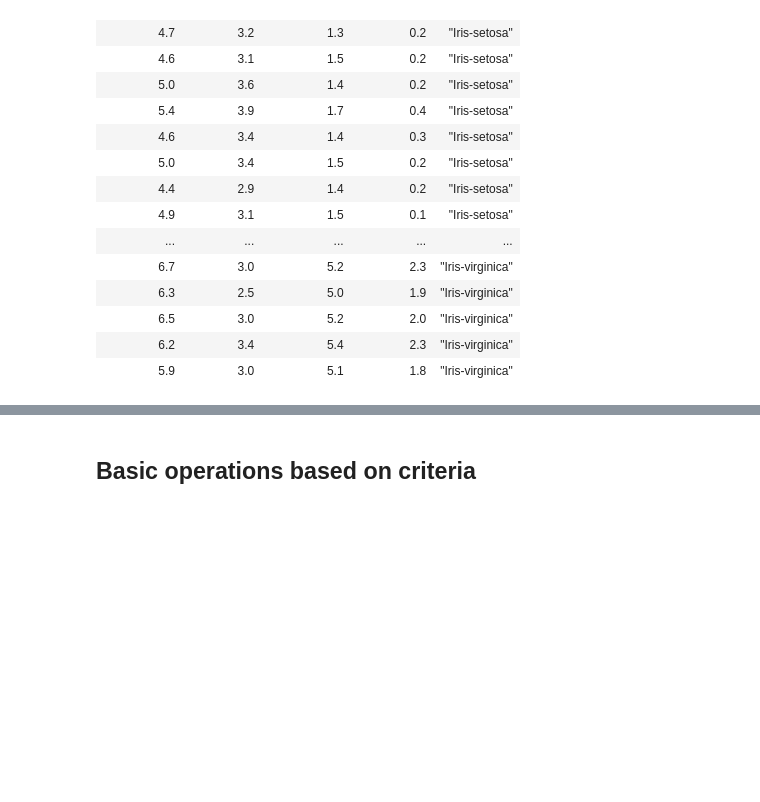
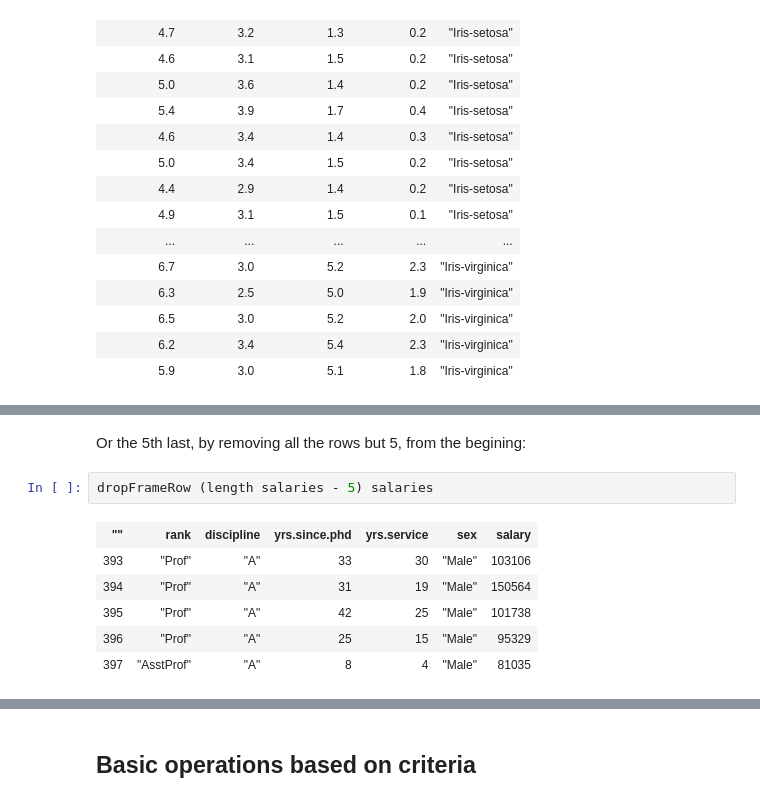
Before and after one commit to DataHaskell/data-glue, a Jupyter notebook: tutorials/data-glue-example.ipynb, the cells around one changed output, grey strips where cells are left out. Saved outputs shown, nothing was run; the diff lists cells and outputs as text; blank space fills up the shorter version.

```diff
--- a/tutorials/data-glue-example.ipynb
+++ b/tutorials/data-glue-example.ipynb
@@ -77,0 +121,11 @@ frameRow iris 5
+# %% [markdown]
+Or the 5th last, by removing all the rows but 5, from the begining:
+# %%
+dropFrameRow (length salaries - 5) salaries
+# %% [output]
+| "" | rank | discipline | yrs.since.phd | yrs.service | sex | salary |
+| 393 | "Prof" | "A" | 33 | 30 | "Male" | 103106 |
+| 394 | "Prof" | "A" | 31 | 19 | "Male" | 150564 |
+| 395 | "Prof" | "A" | 42 | 25 | "Male" | 101738 |
+| 396 | "Prof" | "A" | 25 | 15 | "Male" | 95329 |
+| 397 | "AsstProf" | "A" | 8 | 4 | "Male" | 81035 |
```
Also changed, not shown: parts of 25 cells of this notebook.
